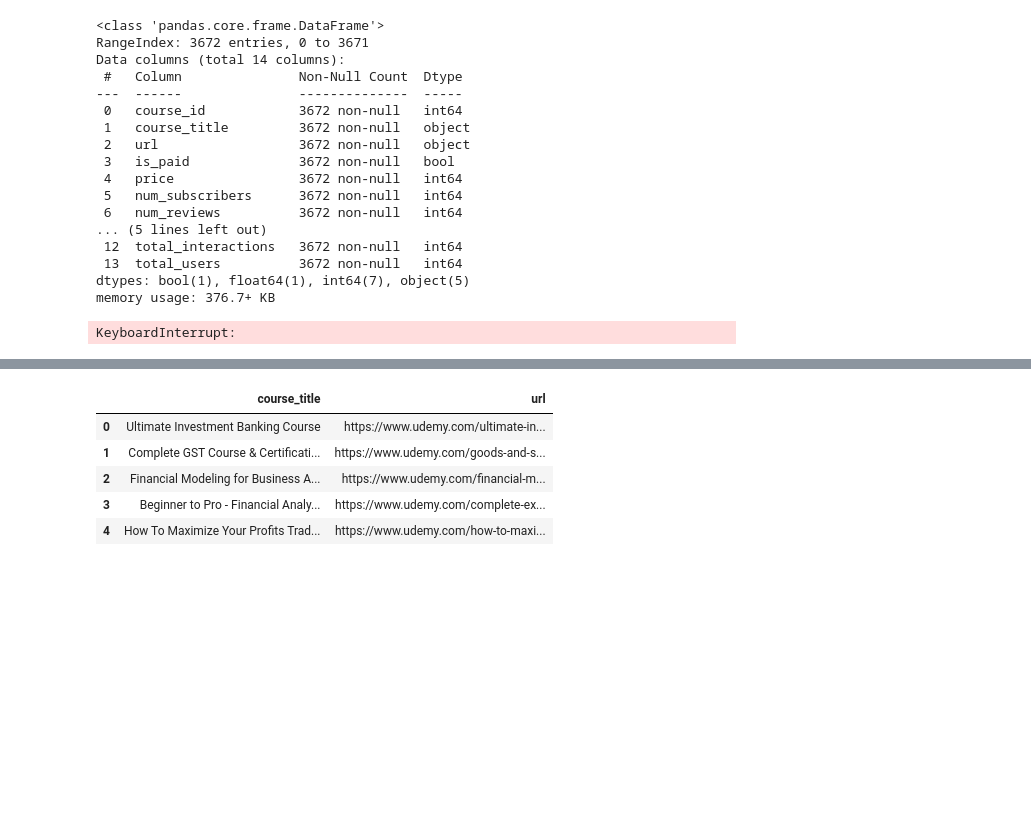
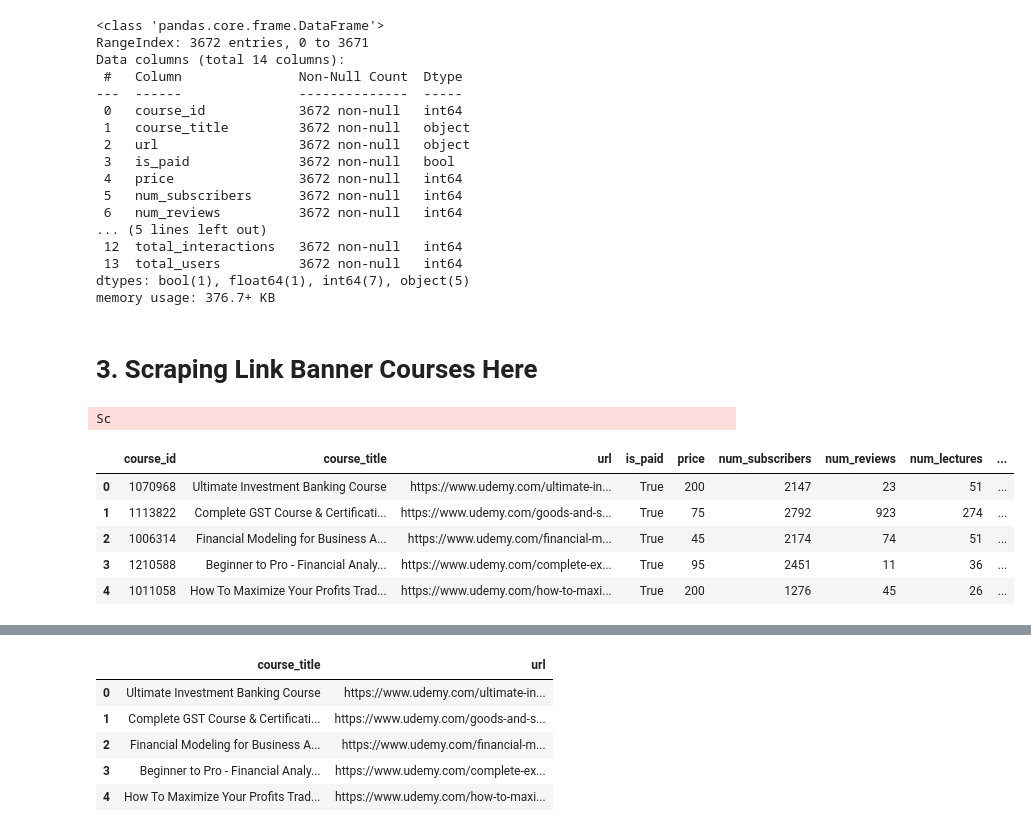
Before and after one commit to LAI25-SM017/NextCourses-RecommenderSystem, a Jupyter notebook: Scrapping_banner_image_each_courses.ipynb, the cells around one changed output, grey strips where cells are left out. Drawn from its saved outputs; the diff is of its cells as text; code cells hidden in the pictures; blank space fills up the shorter version.

```diff
--- a/Scrapping_banner_image_each_courses.ipynb
+++ b/Scrapping_banner_image_each_courses.ipynb
@@ -71,32 +68,2 @@ links = df_courses[["course_title", "url"]]
-# %%
-# Fungsi untuk mendapatkan gambar dari URL kursus
-def get_image_url(course_url):
-    try:
-        response = requests.get(course_url)
-        if response.status_code == 200:
-            soup = BeautifulSoup(response.content, 'html.parser')
-            img_tag = soup.find('span', class_='intro-asset--img-aspect--3gluH').find('img')
-            return img_tag['src']
-        else:
-            return None
-    except Exception as e:
-        # print(f"Error retrieving image for {course_url}: {e}")
-        return None
-
-# Menambahkan kolom "image_banner_url" ke DataFrame dengan iterasi menggunakan tqdm untuk progress bar
-start_time = time.time()  # Start timing the process
-
-# Menggunakan tqdm untuk menunjukkan progress bar
-df_courses['image_banner_url'] = [
-    get_image_url(url) for url in tqdm(df_courses['url'], desc="Processing Courses", unit="course")
-]
-
-# Menghitung waktu eksekusi
-end_time = time.time()
-execution_time = end_time - start_time
-
-# Menampilkan DataFrame dan waktu eksekusi
-display(df_courses)
-print(f"Execution Time: {execution_time:.2f} seconds")
-# %% [output]
-KeyboardInterrupt:
+# %% [markdown]
+# **3. Scraping Link Banner Courses Here**
@@ -103,3 +97,39 @@ KeyboardInterrupt:
+# %%
+start_time = time.time()  # Start overall timing
+total_courses = len(df_courses)
+
+# Use tqdm for progress bar
+tqdm_bar = tqdm(df_courses.iterrows(), total=total_courses, desc="Scraping Courses", unit="course")
+
+image_urls = []
+
+# Loop through all courses and apply the get_image_url function
+for idx, row in tqdm_bar:
+    course_url = row['url']
+    image_url = get_image_url(course_url, idx + 1, total_courses)
+    image_urls.append(image_url)
+
+    # Update progress bar description with current status
+    tqdm_bar.set_postfix({"Course": f"{idx + 1}/{total_courses}"})
+
+# Add the image URLs to the DataFrame
+df_courses['image_banner_url'] = image_urls
+
+# Calculate and log the overall execution time
+execution_time = time.time() - start_time
+logger.info(f"⏱️ Total execution time: {execution_time:.2f}s")
+# %% [output]
+Sc
+# %%
+# Display the dataframe with the new column
+display(df_courses.head())
+# %% [output]
+|  | course_id | course_title | url | is_paid | price | num_subscribers | num_reviews | num_lectures | ... |
+| 0 | 1070968 | Ultimate Investment Banking Course | https://www.udemy.com/ultimate-in... | True | 200 | 2147 | 23 | 51 | ... |
+| 1 | 1113822 | Complete GST Course & Certificati... | https://www.udemy.com/goods-and-s... | True | 75 | 2792 | 923 | 274 | ... |
+| 2 | 1006314 | Financial Modeling for Business A... | https://www.udemy.com/financial-m... | True | 45 | 2174 | 74 | 51 | ... |
+| 3 | 1210588 | Beginner to Pro - Financial Analy... | https://www.udemy.com/complete-ex... | True | 95 | 2451 | 11 | 36 | ... |
+| 4 | 1011058 | How To Maximize Your Profits Trad... | https://www.udemy.com/how-to-maxi... | True | 200 | 1276 | 45 | 26 | ... |
 # %%
 # # Fungsi untuk mendapatkan gambar dari URL kursus
 # def get_image_url(course_url):
```
Also changed, not shown: parts of 10 cells of this notebook, 2 other files.
